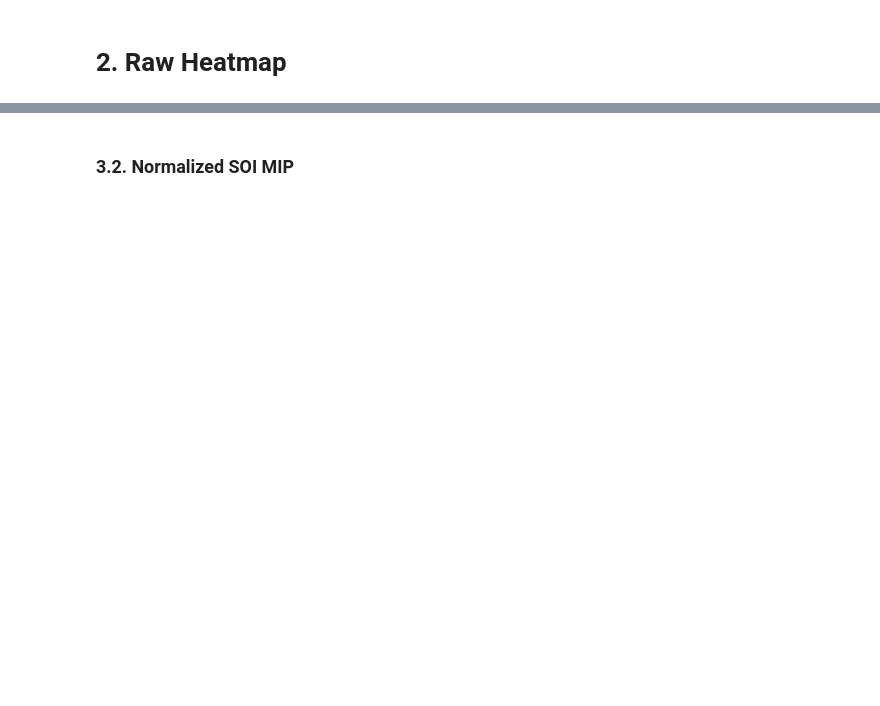
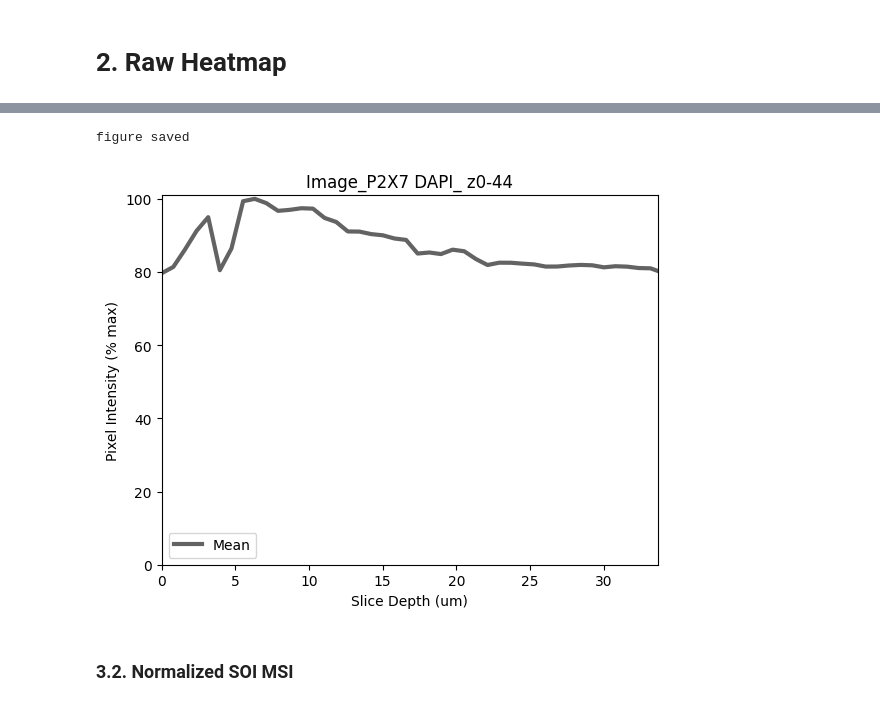
Before and after one commit to AlexSath/prodivis, a Jupyter notebook: scripts/heatmap_workflow.ipynb, the cells around one changed output, grey strips where cells are left out. Drawn from its saved outputs; the diff is of its cells as text; code cells hidden in the pictures; blank space fills up the shorter version.

```diff
--- a/scripts/heatmap_workflow.ipynb
+++ b/scripts/heatmap_workflow.ipynb
@@ -73,15 +89,16 @@ hwt.plot_MIP(imgs, f"{base_dir} {stack_name} z{zmin}-{zmax}", os.path.join(out_d
 # %%
 norm_means = np.array([])
-norm_stds = np.array([])
 for norm_tiff in norm_tiffs[zmin:zmax]:
-    mean, std = normalize.tiff_mean_std(norm_tiff, 0, -1, True, 0)
+    mean = normalize.tiff_stats_thresh(norm_tiff, lower_thresh, upper_thresh, 1)
     norm_means = np.append(norm_means, mean)
-    norm_stds = np.append(norm_stds, std)
-hwt.plot_MSI(norm_means, norm_stds, slice_depth,
-             f"{base_dir} {norm_name} z{zmin}-{zmax} MSI",
-             os.path.join(out_dir, f"{base_dir}_{norm_name}_z{zmin}-{zmax}_MSI.png"))
+hwt.plot_MSI(norm_means, slice_depth,
+             f"{base_dir} {norm_name} z{zmin}-{zmax}",
+             os.path.join(out_dir, f"{base_dir}_{stack_name}_z{zmin}-{zmax}_Norm_Intensity.pdf"), save_figs)
+# %% [output]
+figure saved
+[figure, added]
 # %% [markdown]
-### 3.2. Normalized SOI MIP
+### 3.2. Normalized SOI MSI
 # %%
 %%capture
 norm_stack_tiffs = normalize.mean_normalizer(stack_tiffs, norm_tiffs, 0, -1, True, False)
```
Also changed, not shown: parts of 30 cells of this notebook, 5 other files.
